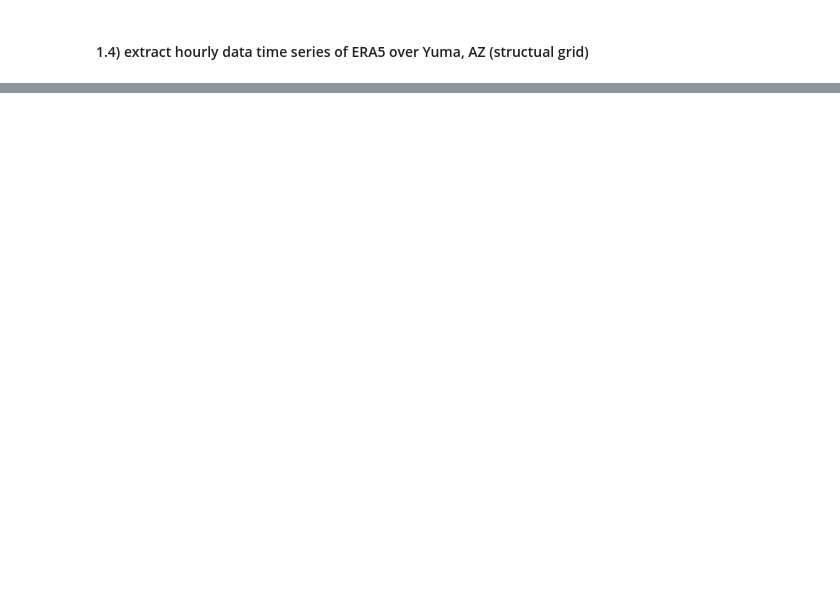
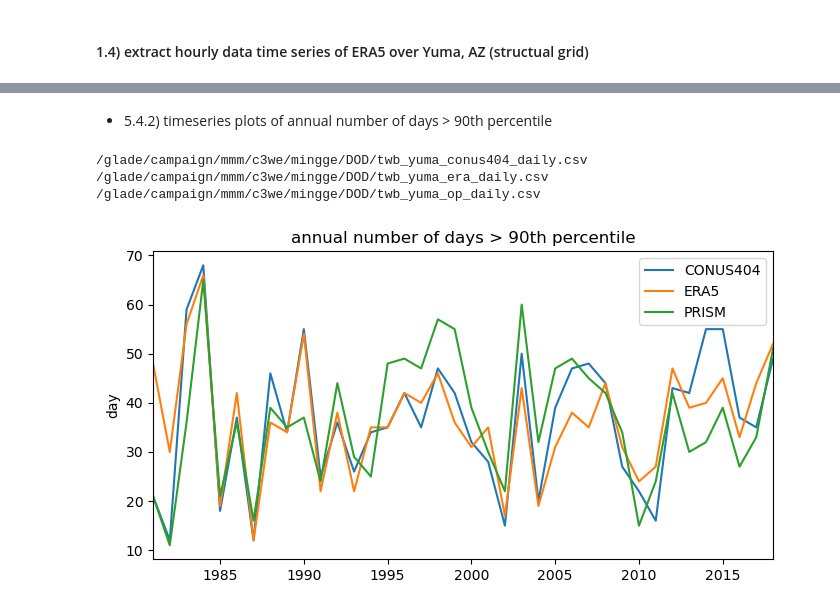
Before and after one commit to ming80302/DOD, a Jupyter notebook: twb_era5_conus404.ipynb, the cells around one changed output, grey strips where cells are left out. Drawn from its saved outputs; the diff is of its cells as text; code cells hidden in the pictures; blank space fills up the shorter version.

```diff
--- a/twb_era5_conus404.ipynb
+++ b/twb_era5_conus404.ipynb
@@ -233,0 +424,3 @@ for flnm in flnm_1d:
+# %%
+flnm_sfc = '/glade/campaign/mmm/c3we/mingge/COEXIST/ERA5/sfc_yuma_era5.csv'
+print(flnm_sfc, 'from 1979 to 2018')
@@ -233,0 +461,13 @@ for flnm in flnm_1d:
+# %%
+flnm_op = dir_o + 'twb_yuma_op_daily.csv'
+
+if os.path.exists(flnm_op):
+    print(flnm_op, 'exist')
+    twb_df = pd.read_csv(flnm_op, index_col = 0)
+else:
+    # https://unidata.github.io/MetPy/latest/api/generated/metpy.calc.wet_bulb_temperature.html
+    twb_obs = wet_bulb_temperature(sfc_df.values * units.hPa, t2_df.values * units.degC, td_df.values * units.degC)
+    twb_df = pd.DataFrame(twb_obs, columns=['Yuma'])
+    twb_df.index = sfc_df.index
+    twb_df.to_csv(flnm_op)
+    print('SUCCEED')
@@ -233,0 +507,45 @@ for flnm in flnm_1d:
+# %% [markdown]
+- 5.4.2) timeseries plots of annual number of days > 90th percentile
+# %%
+flnm_1d = [dir_o + 'twb_yuma_conus404_daily.csv',
+           dir_o + 'twb_yuma_era_daily.csv',
+           dir_o + 'twb_yuma_op_daily.csv']
+
+title_1d = ['CONUS404', 'ERA5', 'PRISM']
+
+p_2d = np.zeros((len(flnm_1d), year3_e - year3_s + 1))
+
+nn = 0
+for flnm in flnm_1d:
+    print(flnm)
+    df = pd.read_csv(flnm, index_col = 0)
+    # Create DatetimeIndex by DataFrame.set_index
+    # in order to use 'resample'
+    df.index = pd.to_datetime(df.index, format='%Y-%m-%d')
+
+    # calculate quantile over requested axis
+    p90_tmax = df.quantile(.9, axis = 0)
+
+    # [0]: pandas Series.values returns Series as ndarray or ndarray-like
+    itt = df.index[df['Yuma'] > p90_tmax.values[0]]
+    #df_p = df.loc[itt]
+    df_p = df.loc[itt].resample('Y').count()
+    p_2d[nn] = df_p['Yuma']
+
+    df_p.index = range(year3_s, year3_e+1)
+
+    if nn == 0:
+        df_p.rename(columns = {'Yuma':title_1d[nn]}, inplace = True)
+        twb_df = df_p.copy()
+    else:
+        twb_df[title_1d[nn]] = df_p['Yuma']
+
+    nn = nn + 1
+
+twb_df.plot(figsize=(8,4), xlim=(year3_s, year3_e), ylabel='day'
+            , title = 'annual number of days > 90th percentile');
+# %% [output]
+/glade/campaign/mmm/c3we/mingge/DOD/twb_yuma_conus404_daily.csv
+/glade/campaign/mmm/c3we/mingge/DOD/twb_yuma_era_daily.csv
+/glade/campaign/mmm/c3we/mingge/DOD/twb_yuma_op_daily.csv
+[figure, added]
```
Also changed, not shown: parts of 33 cells of this notebook.
